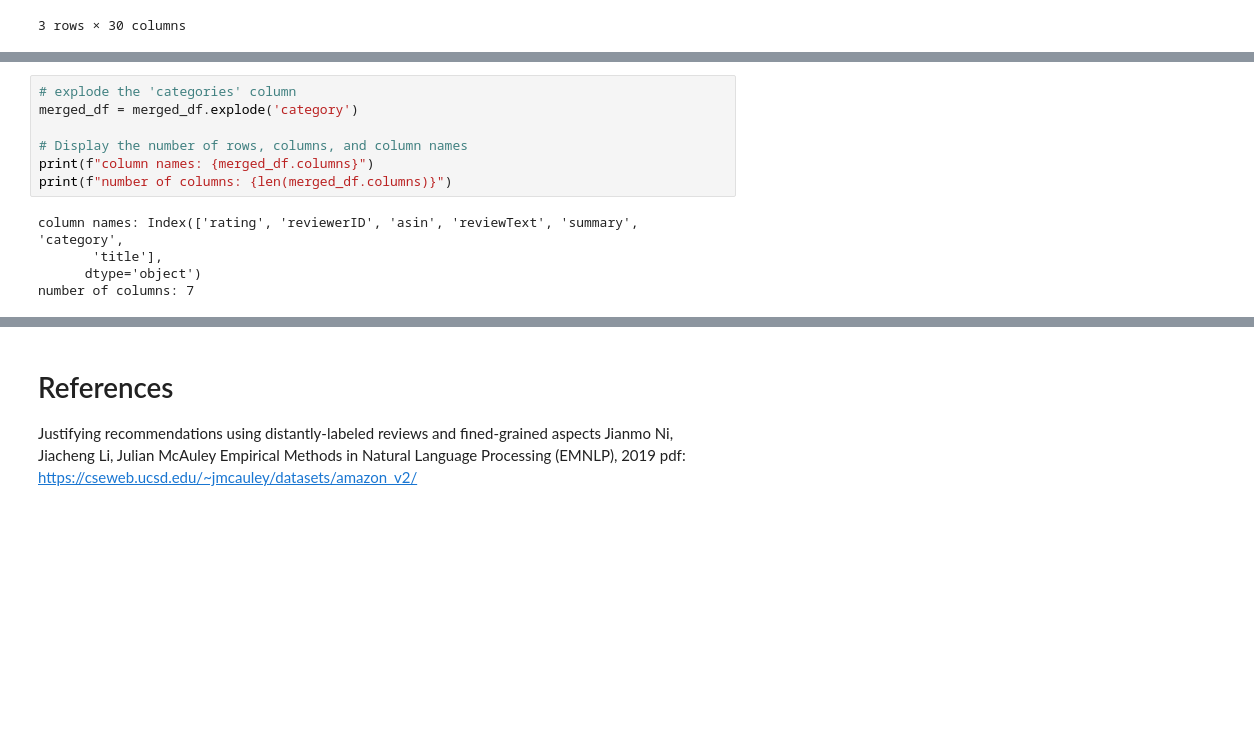
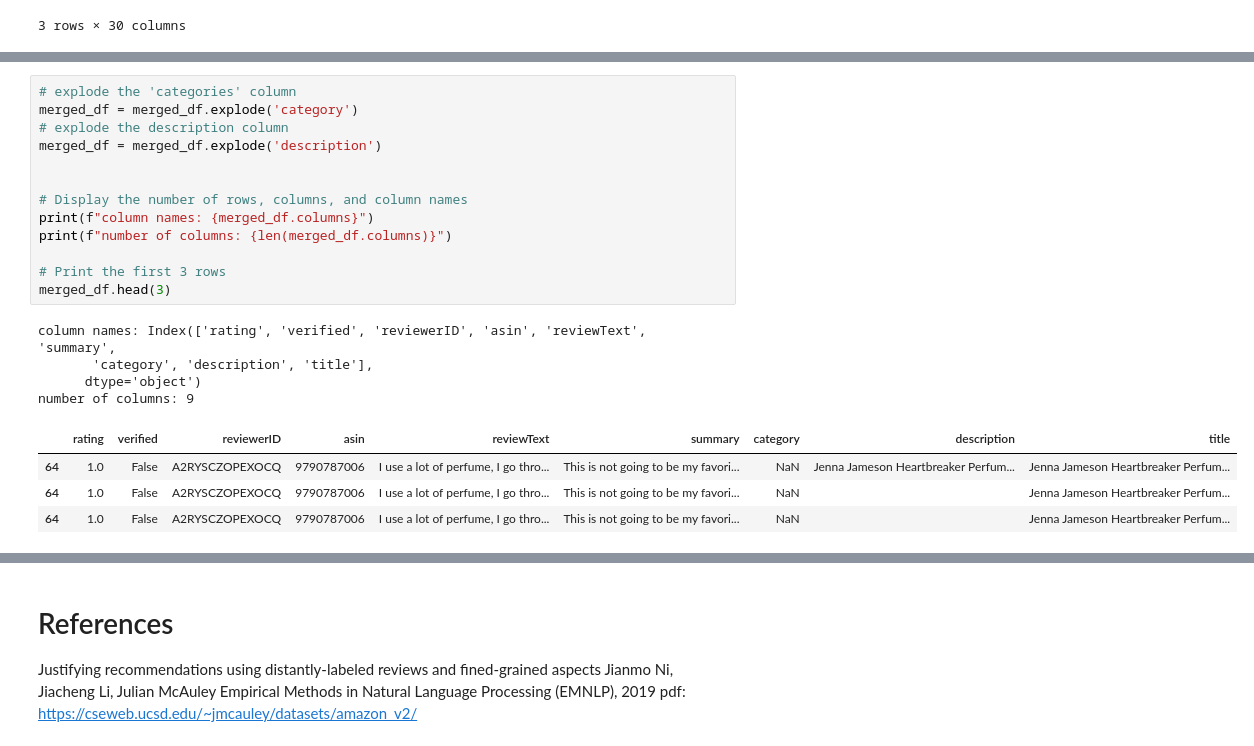
Before and after one commit to tnathu-ai/recommender-system-openAI, a Jupyter notebook: rec-sys/notebook/large_amazon_data/parse_and_clean_data.ipynb, the cells around one changed output, grey strips where cells are left out. Cells and saved outputs as stored; diff of their text form; blank space fills up the shorter version.

```diff
--- a/rec-sys/notebook/large_amazon_data/parse_and_clean_data.ipynb
+++ b/rec-sys/notebook/large_amazon_data/parse_and_clean_data.ipynb
@@ -152,15 +149,25 @@ number of rows: 9767
 # %%
 # explode the 'categories' column
 merged_df = merged_df.explode('category')
+# explode the description column
+merged_df = merged_df.explode('description')
+
 
 # Display the number of rows, columns, and column names
 print(f"column names: {merged_df.columns}")
 print(f"number of columns: {len(merged_df.columns)}")
+
+# Print the first 3 rows
+merged_df.head(3)
 # %% [output]
-column names: Index(['rating', 'reviewerID', 'asin', 'reviewText', 'summary', 'category',
-       'title'],
+column names: Index(['rating', 'verified', 'reviewerID', 'asin', 'reviewText', 'summary',
+       'category', 'description', 'title'],
       dtype='object')
-number of columns: 7
+number of columns: 9
+|  | rating | verified | reviewerID | asin | reviewText | summary | category | description | title |
+| 64 | 1.0 | False | A2RYSCZOPEXOCQ | 9790787006 | I use a lot of perfume, I go thro... | This is not going to be my favori... | NaN | Jenna Jameson Heartbreaker Perfum... | Jenna Jameson Heartbreaker Perfum... |
+| 64 | 1.0 | False | A2RYSCZOPEXOCQ | 9790787006 | I use a lot of perfume, I go thro... | This is not going to be my favori... | NaN |  | Jenna Jameson Heartbreaker Perfum... |
+| 64 | 1.0 | False | A2RYSCZOPEXOCQ | 9790787006 | I use a lot of perfume, I go thro... | This is not going to be my favori... | NaN |  | Jenna Jameson Heartbreaker Perfum... |
 # %%
 # explore data
 # number of unique users
```
Also changed, not shown: parts of 3 cells of this notebook, 7 other files.
